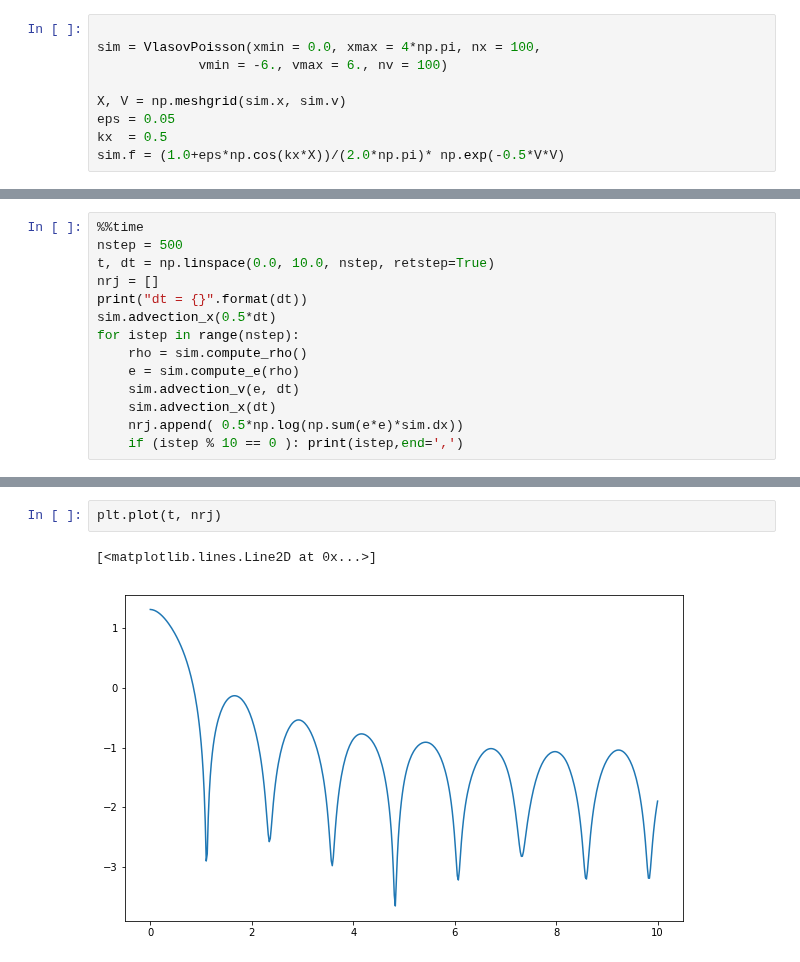
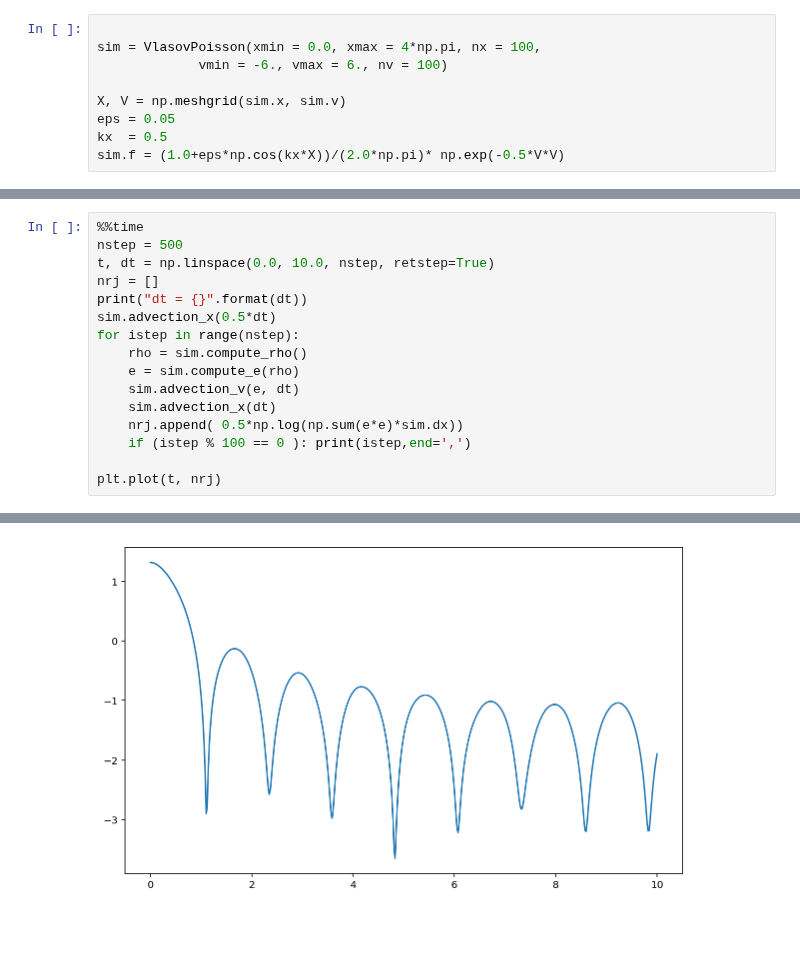
Before and after one commit to pnavaro/math-python, a Jupyter notebook: 40.LandauDamping.ipynb, the cells around one changed output, grey strips where cells are left out. Cells and saved outputs as stored; diff of their text form; blank space fills up the shorter version.

```diff
--- a/40.LandauDamping.ipynb
+++ b/40.LandauDamping.ipynb
@@ -187,6 +329,8 @@ for istep in range(nstep):
     sim.advection_v(e, dt)
     sim.advection_x(dt)
     nrj.append( 0.5*np.log(np.sum(e*e)*sim.dx))
-    if (istep % 10 == 0 ): print(istep,end=',')
+    if (istep % 100 == 0 ): print(istep,end=',')
+
+plt.plot(t, nrj)
 # %% [output]
 dt = 0.02004008016032064
@@ -195,5 +339 @@ Wall time: 47.3 s
+[figure, added]
-# %%
-plt.plot(t, nrj)
-# %% [output]
-[<matplotlib.lines.Line2D at 0x...>]
-[figure, removed]
```
Also changed, not shown: parts of 16 cells of this notebook.
